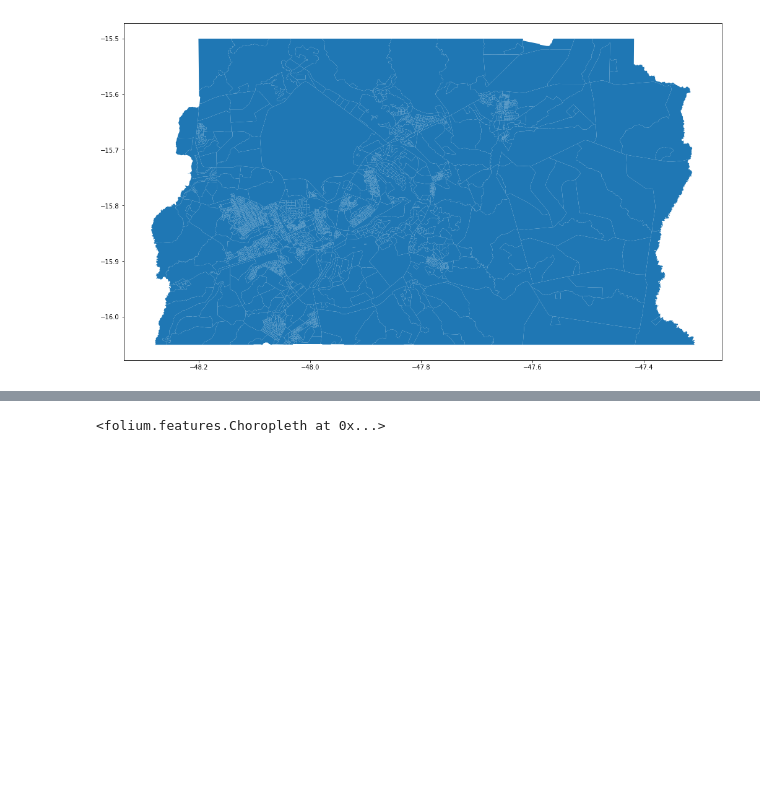
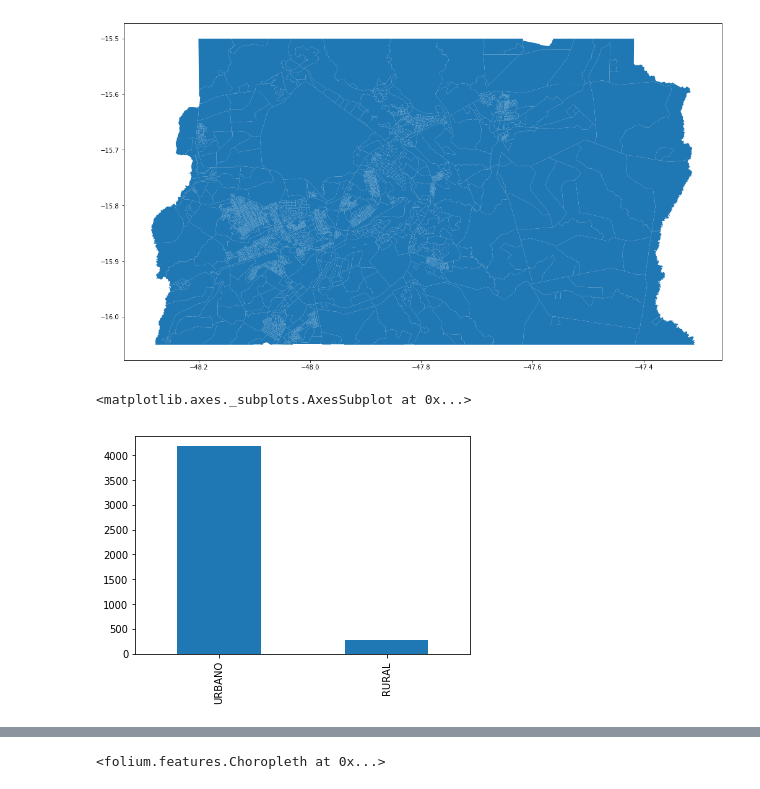
Before and after one commit to chris-redfield/analise-geo-brasilia, a Jupyter notebook: exploratoria-setores-censitarios.ipynb, the cells around one changed output, grey strips where cells are left out. Saved outputs shown, nothing was run; the diff lists cells and outputs as text; code cells hidden in the pictures; blank space fills up the shorter version.

```diff
--- a/exploratoria-setores-censitarios.ipynb
+++ b/exploratoria-setores-censitarios.ipynb
@@ -5,7 +5,7 @@ import folium
 import pandas as pd
 import numpy as np
 # %%
-df = geopd.read_file("data/geo/df_setores_censitarios.geojson",)
+df = geopd.read_file("data/geo/df_setores_censitarios.geojson")
 print(df.shape)
 df.head()
 # %% [output]
@@ -21,3 +21,8 @@ df.plot(figsize=(20,10))
 # %% [output]
 <matplotlib.axes._subplots.AxesSubplot at 0x...>
 [figure]
+# %%
+df.TIPO.value_counts().plot.bar()
+# %% [output]
+<matplotlib.axes._subplots.AxesSubplot at 0x...>
+[figure, added]
```
Also changed, not shown: parts of 4 cells of this notebook.
